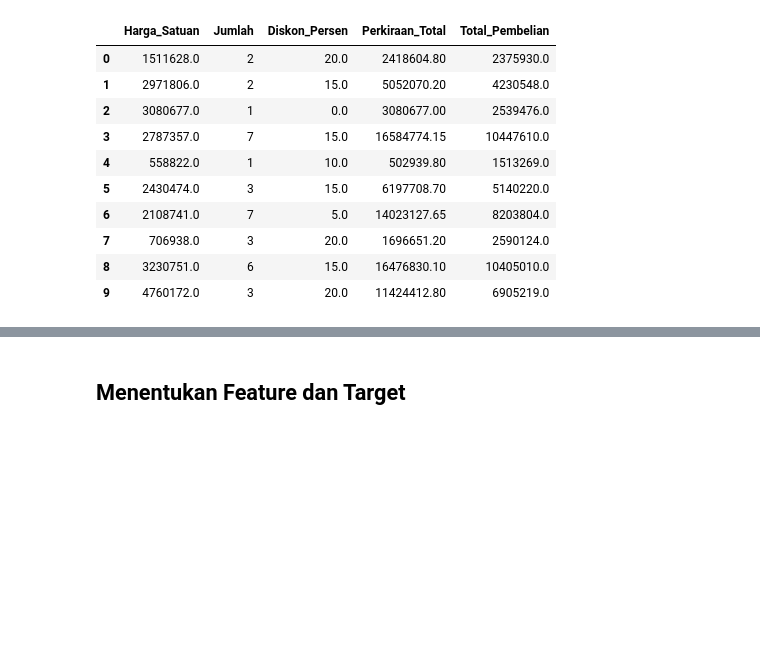
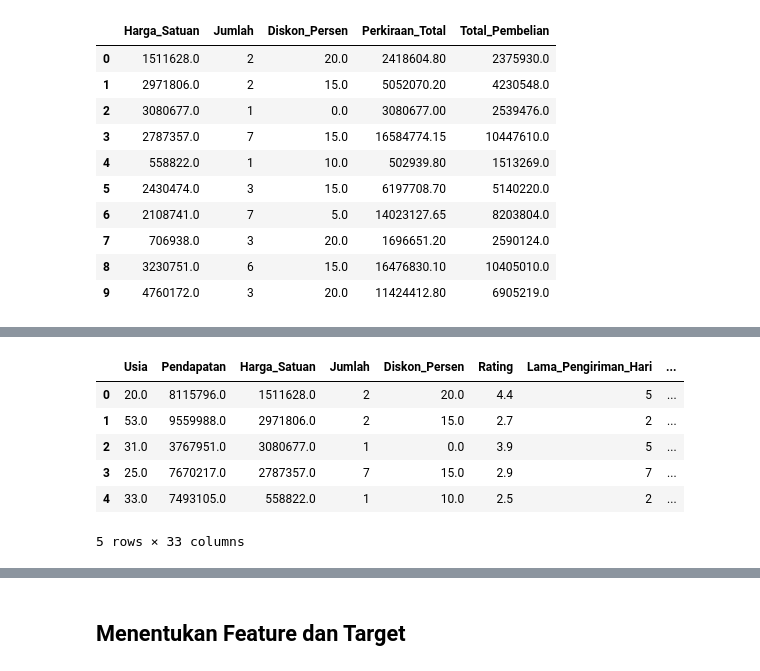
Before and after one commit to aeiprsty/praproses-data-regresi-linier, a Jupyter notebook: F1E124067_PutriPrayesti_MultipleRegression.ipynb, the cells around one changed output, grey strips where cells are left out. Cells and saved outputs as stored; diff of their text form; code cells hidden in the pictures; blank space fills up the shorter version.

```diff
--- a/F1E124067_PutriPrayesti_MultipleRegression.ipynb
+++ b/F1E124067_PutriPrayesti_MultipleRegression.ipynb
@@ -450,0 +502,2 @@ df.drop(columns=["Perkiraan_Total"], inplace=True)
+# %%
+df = df.drop(columns=["ID_Pelanggan", "Tanggal_Transaksi"])
@@ -450,0 +519,17 @@ df.drop(columns=["Perkiraan_Total"], inplace=True)
+# %%
+from sklearn.preprocessing import OneHotEncoder
+
+encoder = OneHotEncoder(
+    handle_unknown="ignore",
+    sparse_output=False
+)
+
+data_encoded = encoder.fit_transform(df[kolom_kategorikal])
+
+df_encoded = pd.DataFrame(
+    data_encoded,
+    columns=encoder.get_feature_names_out(kolom_kategorikal),
+    index=df.index
+)
+
+df_encoded.head()
@@ -450,0 +544,29 @@ df.drop(columns=["Perkiraan_Total"], inplace=True)
+# %%
+kolom_numerik = [
+    "Usia",
+    "Pendapatan",
+    "Harga_Satuan",
+    "Jumlah",
+    "Diskon_Persen",
+    "Rating",
+    "Lama_Pengiriman_Hari"
+]
+
+df_preprocessed = pd.concat(
+    [
+        df[kolom_numerik],
+        df_encoded,
+        df[["Total_Pembelian"]]
+    ],
+    axis=1
+)
+
+df_preprocessed.head()
+# %% [output]
+|  | Usia | Pendapatan | Harga_Satuan | Jumlah | Diskon_Persen | Rating | Lama_Pengiriman_Hari | ... |
+| 0 | 20.0 | 8115796.0 | 1511628.0 | 2 | 20.0 | 4.4 | 5 | ... |
+| 1 | 53.0 | 9559988.0 | 2971806.0 | 2 | 15.0 | 2.7 | 2 | ... |
+| 2 | 31.0 | 3767951.0 | 3080677.0 | 1 | 0.0 | 3.9 | 5 | ... |
+| 3 | 25.0 | 7670217.0 | 2787357.0 | 7 | 15.0 | 2.9 | 7 | ... |
+| 4 | 33.0 | 7493105.0 | 558822.0 | 1 | 10.0 | 2.5 | 2 | ... |
+5 rows × 33 columns
```
Also changed, not shown: parts of 30 cells of this notebook.
